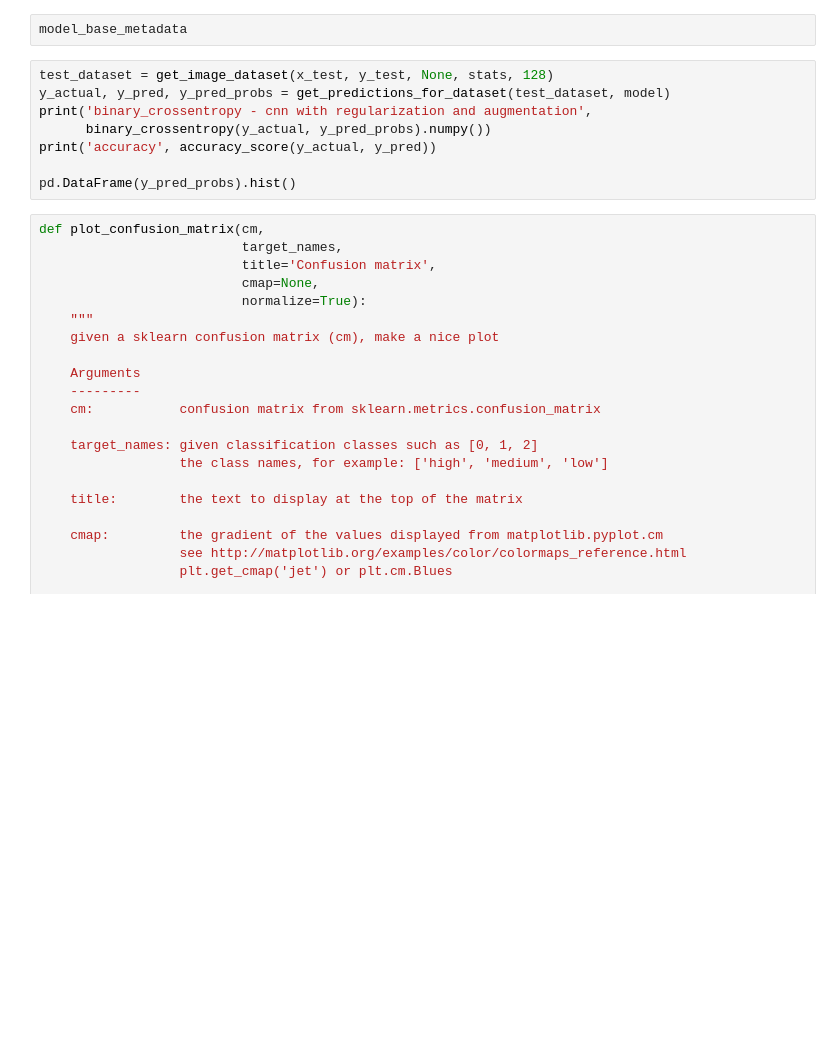
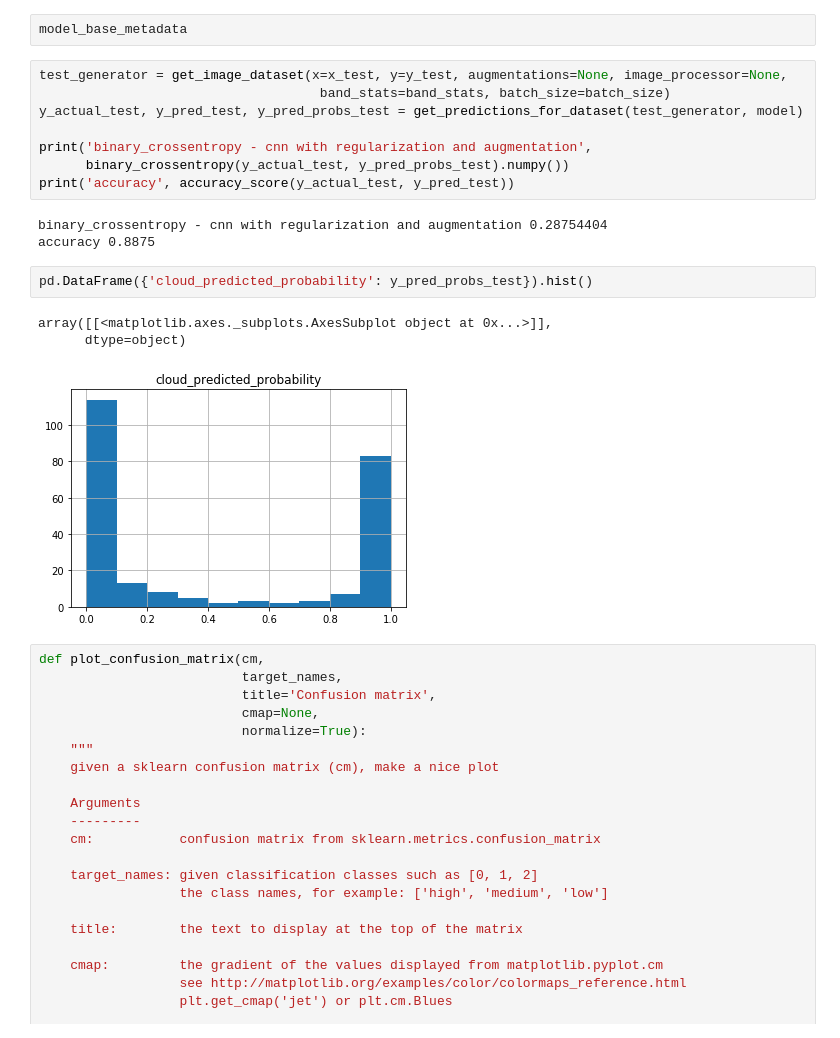
Before and after one commit to skeller88/big_earth_springboard_project, a Jupyter notebook: data_science/model_analysis.ipynb, the cells around one changed output. Saved outputs shown, nothing was run; the diff lists cells and outputs as text; blank space fills up the shorter version.

```diff
--- a/data_science/model_analysis.ipynb
+++ b/data_science/model_analysis.ipynb
@@ -57,13 +302,22 @@ plt.imshow(rgb_img)
 # %%
 model_base_metadata
 # %%
-test_dataset = get_image_dataset(x_test, y_test, None, stats, 128)
-y_actual, y_pred, y_pred_probs = get_predictions_for_dataset(test_dataset, model)
+test_generator = get_image_dataset(x=x_test, y=y_test, augmentations=None, image_processor=None,
+                                    band_stats=band_stats, batch_size=batch_size)
+y_actual_test, y_pred_test, y_pred_probs_test = get_predictions_for_dataset(test_generator, model)
+
 print('binary_crossentropy - cnn with regularization and augmentation',
-      binary_crossentropy(y_actual, y_pred_probs).numpy())
-print('accuracy', accuracy_score(y_actual, y_pred))
-
-pd.DataFrame(y_pred_probs).hist()
+      binary_crossentropy(y_actual_test, y_pred_probs_test).numpy())
+print('accuracy', accuracy_score(y_actual_test, y_pred_test))
+# %% [output]
+binary_crossentropy - cnn with regularization and augmentation 0.28754404
+accuracy 0.8875
+# %%
+pd.DataFrame({'cloud_predicted_probability': y_pred_probs_test}).hist()
+# %% [output]
+array([[<matplotlib.axes._subplots.AxesSubplot object at 0x...>]],
+      dtype=object)
+[figure, added]
 # %%
 def plot_confusion_matrix(cm,
                           target_names,
```
Also changed, not shown: parts of 27 cells of this notebook, 9 other files.
